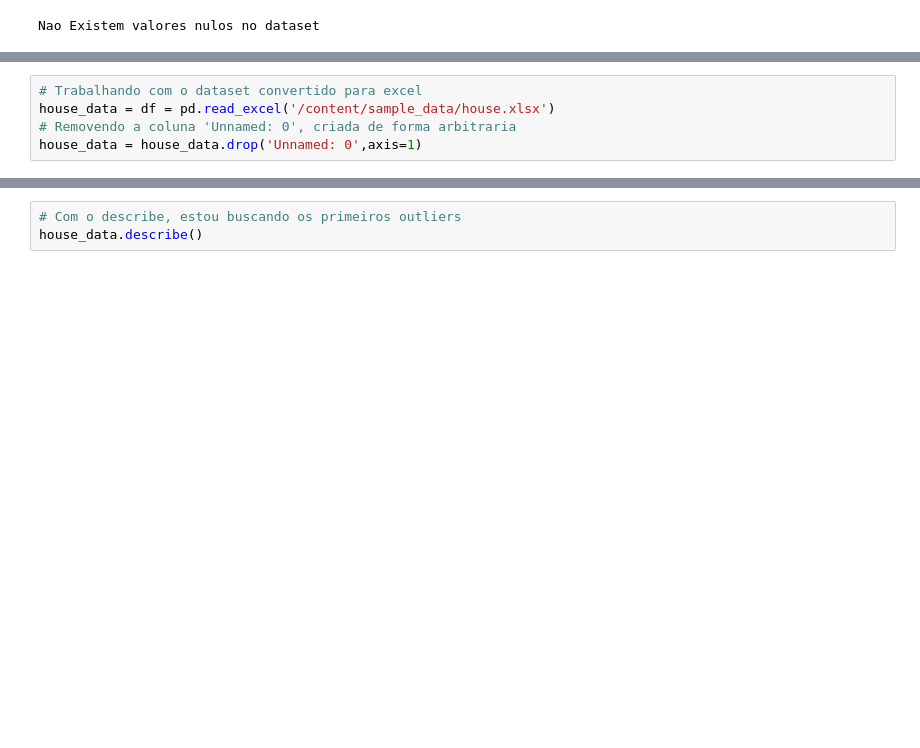
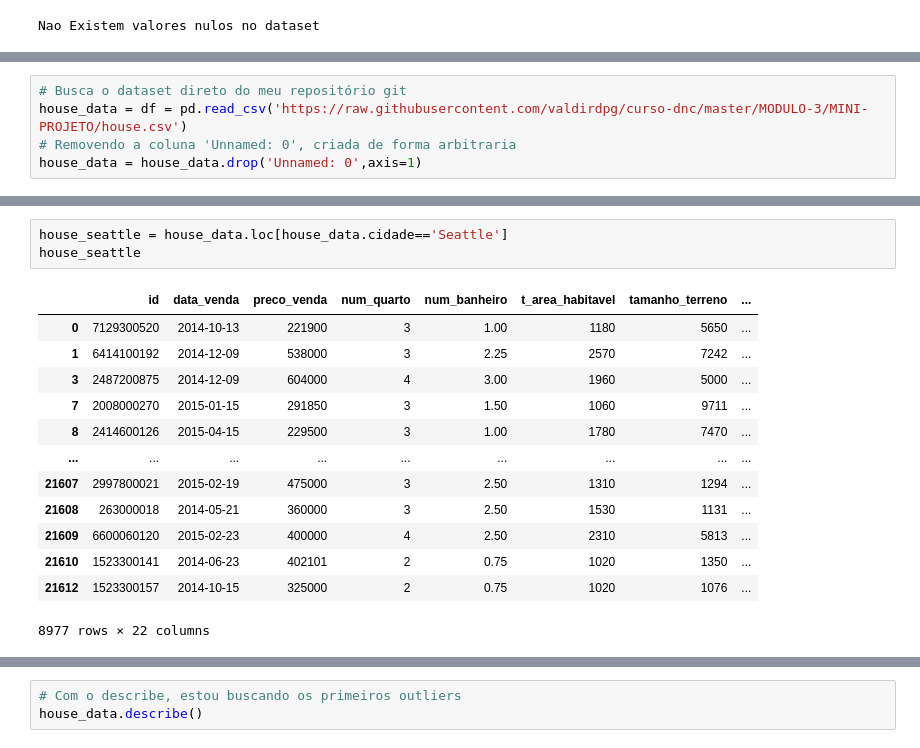
Before and after one commit to valdirdpg/curso-dnc, a Jupyter notebook: mini_projeto.ipynb, the cells around one changed output, grey strips where cells are left out. Saved outputs shown, nothing was run; the diff lists cells and outputs as text; blank space fills up the shorter version.

```diff
--- a/mini_projeto.ipynb
+++ b/mini_projeto.ipynb
@@ -108,5 +111,5 @@ house_data.to_excel('/content/sample_data/house.xlsx')
 # %%
-# Trabalhando com o dataset convertido para excel
-house_data = df = pd.read_excel('/content/sample_data/house.xlsx')
+# Busca o dataset direto do meu repositório git
+house_data = df = pd.read_csv('https://raw.githubusercontent.com/valdirdpg/curso-dnc/master/MODULO-3/MINI-PROJETO/house.csv')
 # Removendo a coluna 'Unnamed: 0', criada de forma arbitraria
 house_data = house_data.drop('Unnamed: 0',axis=1)
@@ -118,0 +142,17 @@ house_aleatorio.shape
+# %%
+house_seattle = house_data.loc[house_data.cidade=='Seattle']
+house_seattle
+# %% [output]
+|  | id | data_venda | preco_venda | num_quarto | num_banheiro | t_area_habitavel | tamanho_terreno | ... |
+| 0 | 7129300520 | 2014-10-13 | 221900 | 3 | 1.00 | 1180 | 5650 | ... |
+| 1 | 6414100192 | 2014-12-09 | 538000 | 3 | 2.25 | 2570 | 7242 | ... |
+| 3 | 2487200875 | 2014-12-09 | 604000 | 4 | 3.00 | 1960 | 5000 | ... |
+| 7 | 2008000270 | 2015-01-15 | 291850 | 3 | 1.50 | 1060 | 9711 | ... |
+| 8 | 2414600126 | 2015-04-15 | 229500 | 3 | 1.00 | 1780 | 7470 | ... |
+| ... | ... | ... | ... | ... | ... | ... | ... | ... |
+| 21607 | 2997800021 | 2015-02-19 | 475000 | 3 | 2.50 | 1310 | 1294 | ... |
+| 21608 | 263000018 | 2014-05-21 | 360000 | 3 | 2.50 | 1530 | 1131 | ... |
+| 21609 | 6600060120 | 2015-02-23 | 400000 | 4 | 2.50 | 2310 | 5813 | ... |
+| 21610 | 1523300141 | 2014-06-23 | 402101 | 2 | 0.75 | 1020 | 1350 | ... |
+| 21612 | 1523300157 | 2014-10-15 | 325000 | 2 | 0.75 | 1020 | 1076 | ... |
+8977 rows × 22 columns
```
Also changed, not shown: parts of 13 cells of this notebook.
